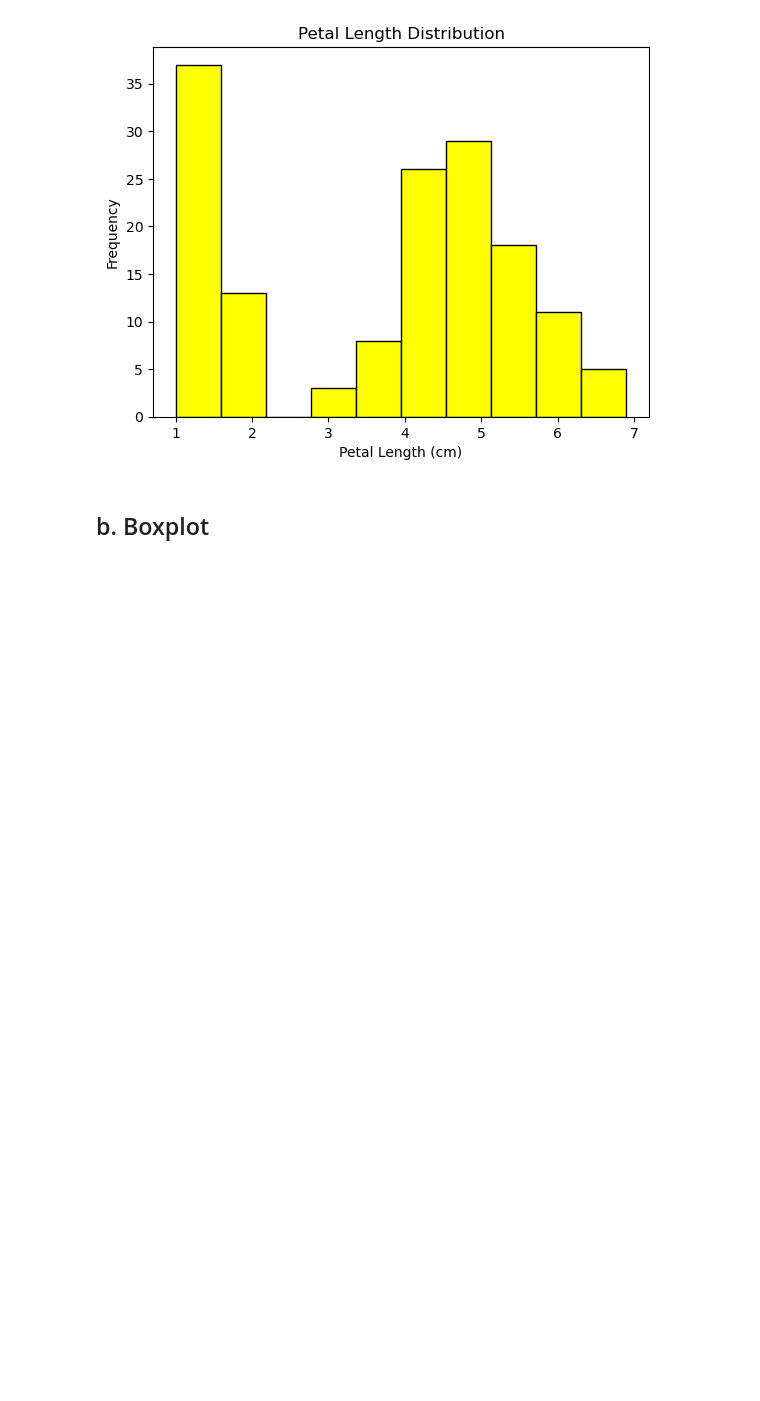
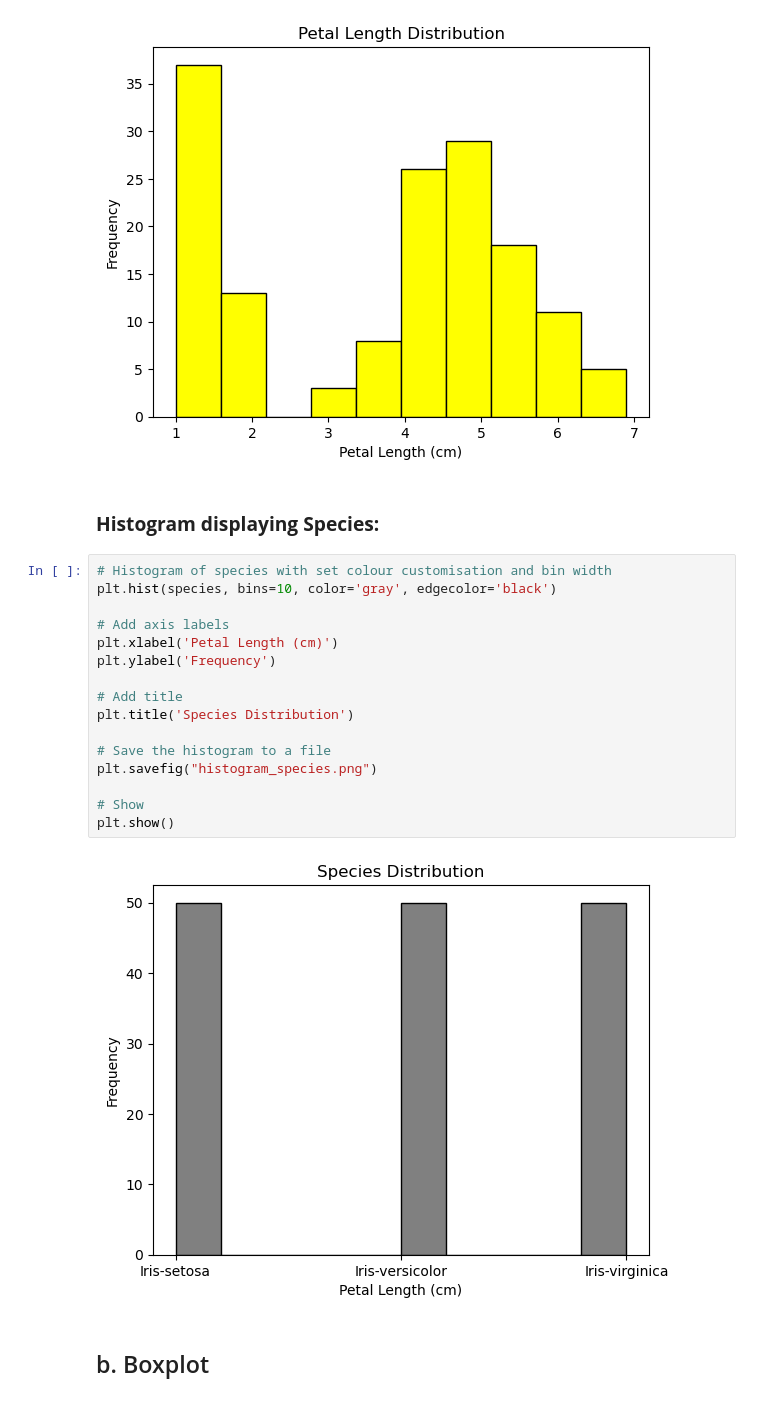
Before and after one commit to zoeharlowe/pands-project, a Jupyter notebook: iris.ipynb, the cells around one changed output. Drawn from its saved outputs; the diff is of its cells as text; blank space fills up the shorter version.

```diff
--- a/iris.ipynb
+++ b/iris.ipynb
@@ -319,6 +323,26 @@ plt.savefig("histogram_petal_length.png")
 plt.show()
 # %% [output]
 [figure]
+# %% [markdown]
+### **Histogram displaying Species:**
+# %%
+# Histogram of species with set colour customisation and bin width
+plt.hist(species, bins=10, color='gray', edgecolor='black')
+
+# Add axis labels
+plt.xlabel('Petal Length (cm)')
+plt.ylabel('Frequency')
+
+# Add title
+plt.title('Species Distribution')
+
+# Save the histogram to a file
+plt.savefig("histogram_species.png")
+
+# Show
+plt.show()
+# %% [output]
+[figure, added]
 # %% [markdown]
 ## b. Boxplot
 # %% [markdown]
```
Also changed, not shown: parts of 16 cells of this notebook, 7 other files.
